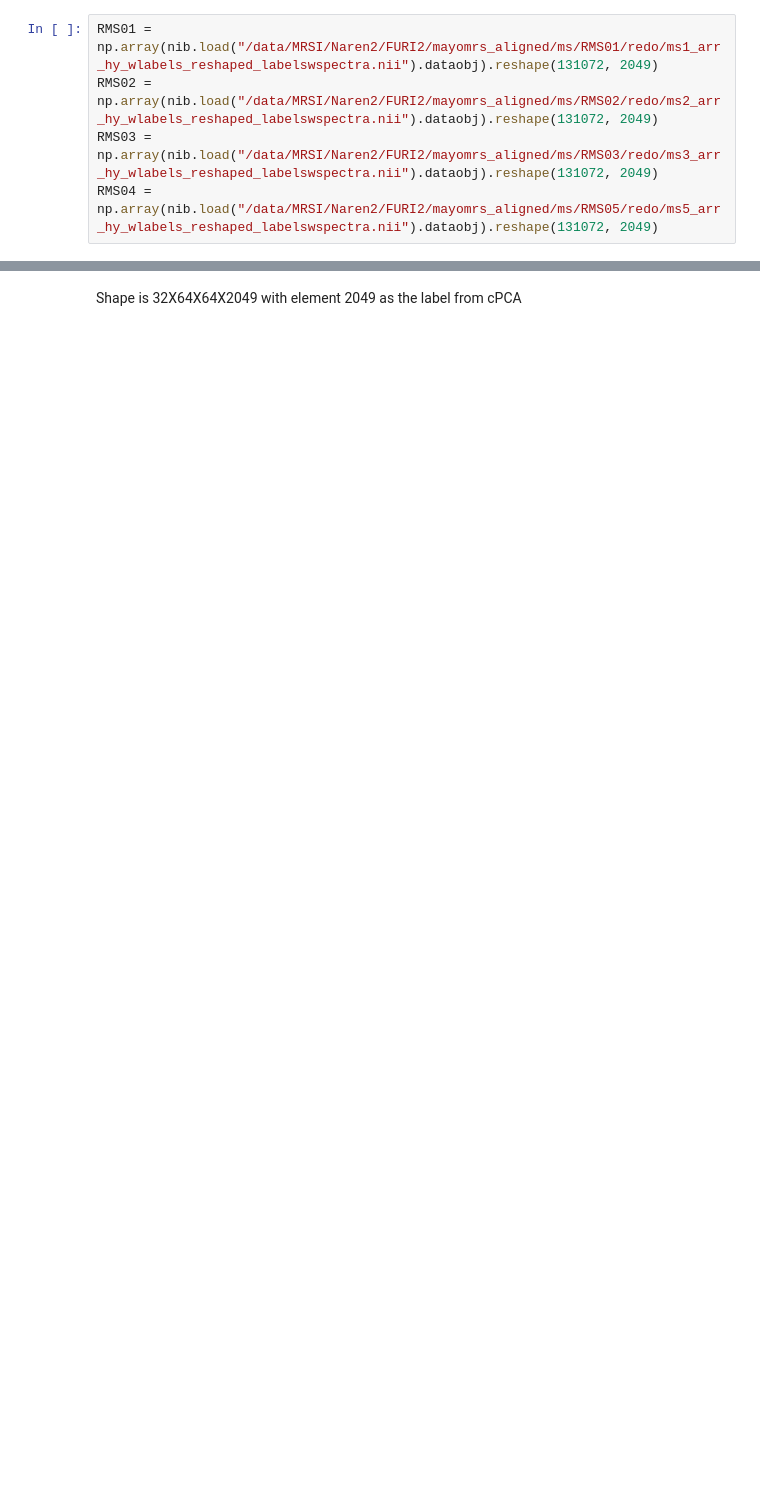
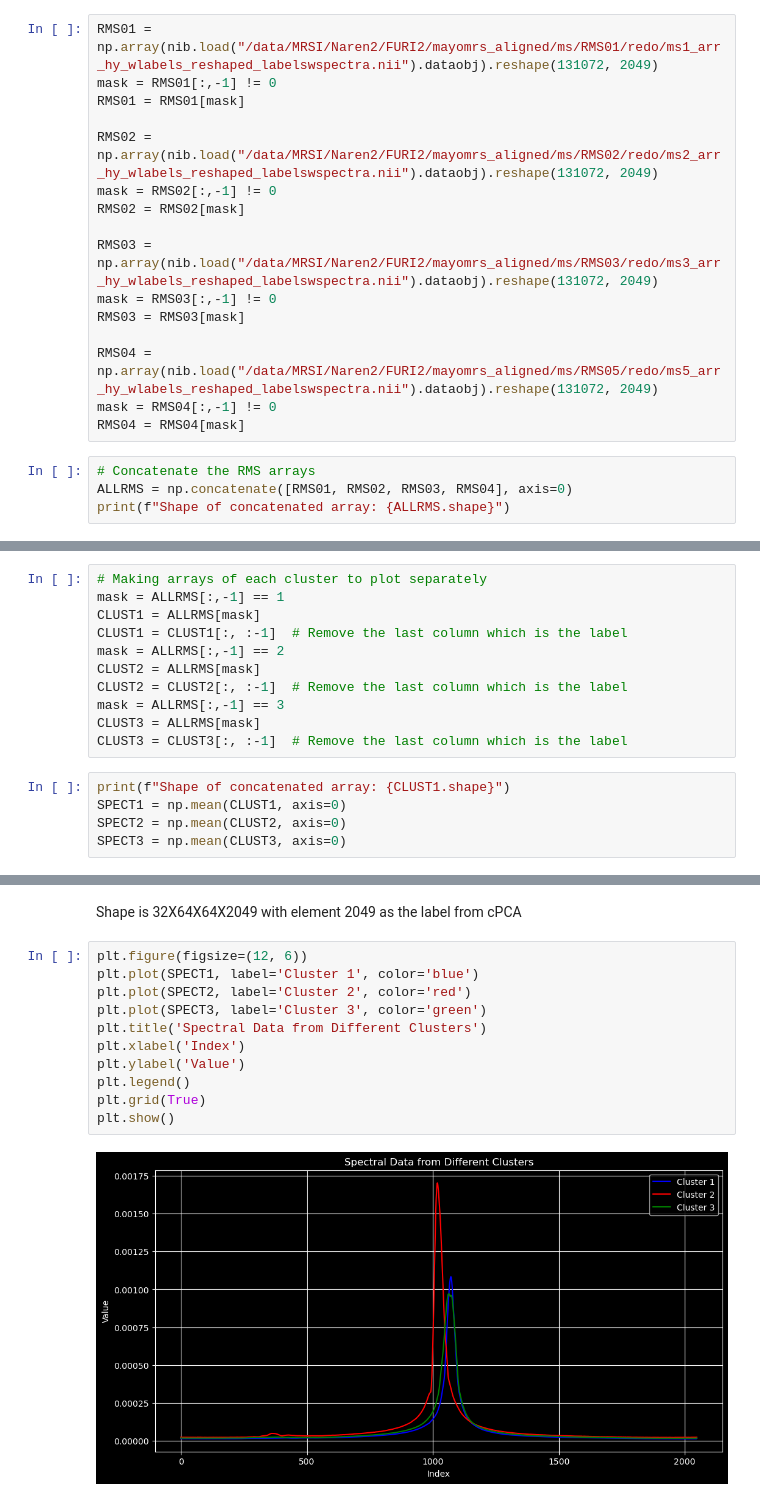
Before and after one commit to BBBartelle/MRSI_analysis, a Jupyter notebook: MRSI_ClusterAvg.ipynb, the cells around one changed output, grey strips where cells are left out. Saved outputs shown, nothing was run; the diff lists cells and outputs as text; blank space fills up the shorter version.

```diff
--- a/MRSI_ClusterAvg.ipynb
+++ b/MRSI_ClusterAvg.ipynb
@@ -42,5 +70,20 @@ CON4 = np.load("/data/MRSI/Naren2/MRSI/Control04/Control04_unshaped_redone.npy")
 # %%
 RMS01 = np.array(nib.load("/data/MRSI/Naren2/FURI2/mayomrs_aligned/ms/RMS01/redo/ms1_arr_hy_wlabels_reshaped_labelswspectra.nii").dataobj).reshape(131072, 2049)
+mask = RMS01[:,-1] != 0
+RMS01 = RMS01[mask]
+
 RMS02 = np.array(nib.load("/data/MRSI/Naren2/FURI2/mayomrs_aligned/ms/RMS02/redo/ms2_arr_hy_wlabels_reshaped_labelswspectra.nii").dataobj).reshape(131072, 2049)
+mask = RMS02[:,-1] != 0
+RMS02 = RMS02[mask]
+
 RMS03 = np.array(nib.load("/data/MRSI/Naren2/FURI2/mayomrs_aligned/ms/RMS03/redo/ms3_arr_hy_wlabels_reshaped_labelswspectra.nii").dataobj).reshape(131072, 2049)
+mask = RMS03[:,-1] != 0
+RMS03 = RMS03[mask]
+
 RMS04 = np.array(nib.load("/data/MRSI/Naren2/FURI2/mayomrs_aligned/ms/RMS05/redo/ms5_arr_hy_wlabels_reshaped_labelswspectra.nii").dataobj).reshape(131072, 2049)
+mask = RMS04[:,-1] != 0
+RMS04 = RMS04[mask]
+# %%
+# Concatenate the RMS arrays
+ALLRMS = np.concatenate([RMS01, RMS02, RMS03, RMS04], axis=0)
+print(f"Shape of concatenated array: {ALLRMS.shape}")
@@ -46,0 +92,16 @@ RMS04 = np.array(nib.load("/data/MRSI/Naren2/FURI2/mayomrs_aligned/ms/RMS05/redo
+# %%
+# Making arrays of each cluster to plot separately
+mask = ALLRMS[:,-1] == 1
+CLUST1 = ALLRMS[mask]
+CLUST1 = CLUST1[:, :-1]  # Remove the last column which is the label
+mask = ALLRMS[:,-1] == 2
+CLUST2 = ALLRMS[mask]
+CLUST2 = CLUST2[:, :-1]  # Remove the last column which is the label
+mask = ALLRMS[:,-1] == 3
+CLUST3 = ALLRMS[mask]
+CLUST3 = CLUST3[:, :-1]  # Remove the last column which is the label
+# %%
+print(f"Shape of concatenated array: {CLUST1.shape}")
+SPECT1 = np.mean(CLUST1, axis=0)
+SPECT2 = np.mean(CLUST2, axis=0)
+SPECT3 = np.mean(CLUST3, axis=0)
@@ -47,5 +110,18 @@ RMS04 = np.array(nib.load("/data/MRSI/Naren2/FURI2/mayomrs_aligned/ms/RMS05/redo
 # %% [markdown]
 Shape is 32X64X64X2049 with element 2049 as the label from cPCA
+# %%
+plt.figure(figsize=(12, 6))
+plt.plot(SPECT1, label='Cluster 1', color='blue')
+plt.plot(SPECT2, label='Cluster 2', color='red')
+plt.plot(SPECT3, label='Cluster 3', color='green')
+plt.title('Spectral Data from Different Clusters')
+plt.xlabel('Index')
+plt.ylabel('Value')
+plt.legend()
+plt.grid(True)
+plt.show()
+# %% [output]
+[figure, added]
 # %%
 #RMS01 = np.load("/data/MRSI/Naren2/MRSI/RMS02_V3/RMS02_unshaped_redone.npy")
 # Plot the random data
```
Also changed, not shown: parts of 9 cells of this notebook, 2 other files.
